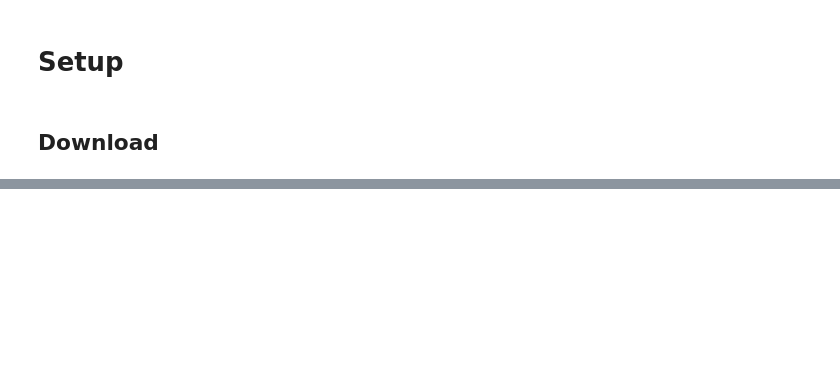
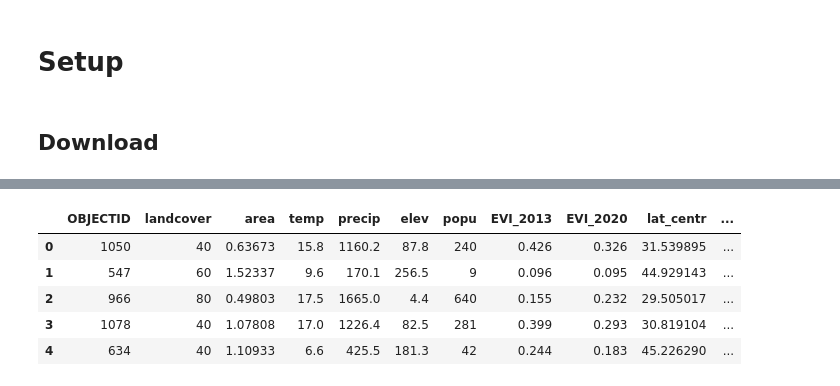
Before and after one commit to XinranHf/solar-data-china, a Jupyter notebook: scripts/data_preprocessing/pv_china_2020.ipynb, the cells around one changed output, grey strips where cells are left out. Saved outputs shown, nothing was run; the diff lists cells and outputs as text; code cells hidden in the pictures; blank space fills up the shorter version.

```diff
--- a/scripts/data_preprocessing/pv_china_2020.ipynb
+++ b/scripts/data_preprocessing/pv_china_2020.ipynb
@@ -53,0 +81,9 @@ False
+# %%
+gdf.head()
+# %% [output]
+|  | OBJECTID | landcover | area | temp | precip | elev | popu | EVI_2013 | EVI_2020 | lat_centr | ... |
+| 0 | 1050 | 40 | 0.63673 | 15.8 | 1160.2 | 87.8 | 240 | 0.426 | 0.326 | 31.539895 | ... |
+| 1 | 547 | 60 | 1.52337 | 9.6 | 170.1 | 256.5 | 9 | 0.096 | 0.095 | 44.929143 | ... |
+| 2 | 966 | 80 | 0.49803 | 17.5 | 1665.0 | 4.4 | 640 | 0.155 | 0.232 | 29.505017 | ... |
+| 3 | 1078 | 40 | 1.07808 | 17.0 | 1226.4 | 82.5 | 281 | 0.399 | 0.293 | 30.819104 | ... |
+| 4 | 634 | 40 | 1.10933 | 6.6 | 425.5 | 181.3 | 42 | 0.244 | 0.183 | 45.226290 | ... |
```
Also changed, not shown: parts of 6 cells of this notebook, 28 other files.
